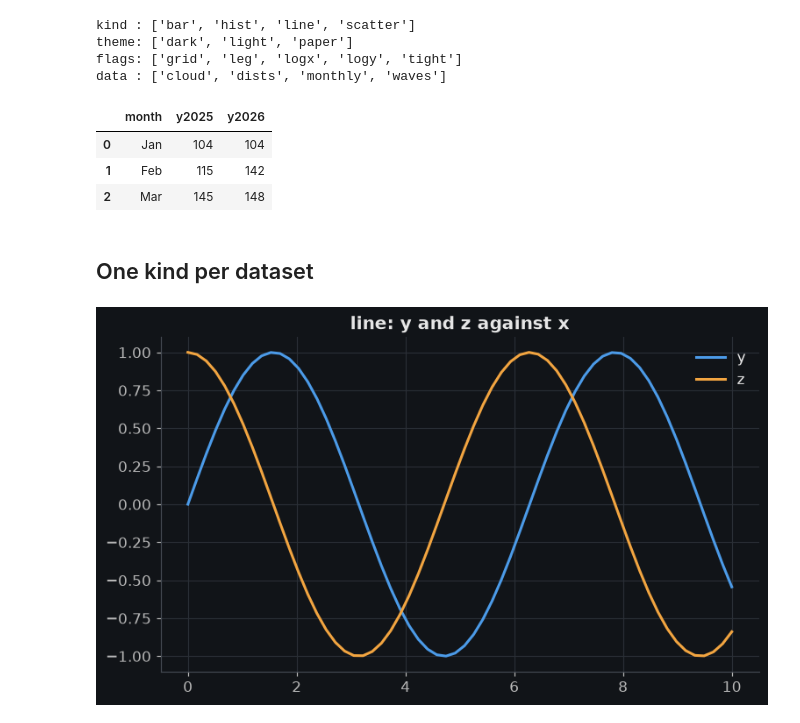
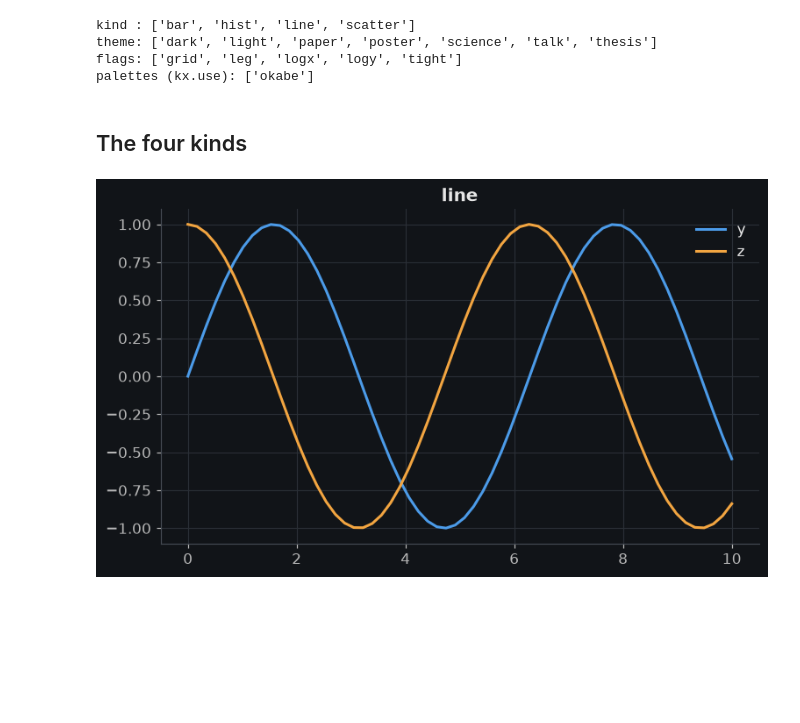
Before and after one commit to vhrabar/kx-mplstyles, a Jupyter notebook: previews/demo.ipynb, the cells around one changed output. Cells and saved outputs as stored; diff of their text form; code cells hidden in the pictures; blank space fills up the shorter version.

```diff
--- a/previews/demo.ipynb
+++ b/previews/demo.ipynb
@@ -8,26 +7,18 @@ On Kaggle replace `'..'` with `'/kaggle/input/datasets/vhrabar/kx-mplstyles'`.
 # %%
-import sys; sys.path.append('..')
+import sys; sys.path.append('..')   # on Kaggle: '/kaggle/input/datasets/vhrabar/kx-mplstyles'
 import kx; kx.use('dark')
+kx.grammar()
+# %% [output]
+kind : ['bar', 'hist', 'line', 'scatter']
+theme: ['dark', 'light', 'paper', 'poster', 'science', 'talk', 'thesis']
+flags: ['grid', 'leg', 'logx', 'logy', 'tight']
+palettes (kx.use): ['okabe']
-# %%
-kx.grammar()
-print('data :', kx.datasets())
-# %% [output]
-kind : ['bar', 'hist', 'line', 'scatter']
-theme: ['dark', 'light', 'paper']
-flags: ['grid', 'leg', 'logx', 'logy', 'tight']
-data : ['cloud', 'dists', 'monthly', 'waves']
 # %%
 waves, cloud, monthly, dists = (kx.load(n) for n in ('waves', 'cloud', 'monthly', 'dists'))
-monthly.head(3)
-# %% [output]
-|  | month | y2025 | y2026 |
-| 0 | Jan | 104 | 104 |
-| 1 | Feb | 115 | 142 |
-| 2 | Mar | 145 | 148 |
-# %% [markdown]
-## One kind per dataset
+# %% [markdown]
+## The four kinds
 # %%
-kx.plot(waves.x, waves.y, waves.z, 'line-grid-leg', title='line: y and z against x');
+kx.plot(waves.x, waves.y, waves.z, 'line-grid-leg', title='line');
 # %% [output]
-[figure, old version]
+[figure, new version]
 # %%
```
Also changed, not shown: parts of 17 cells of this notebook, 6 other files.
